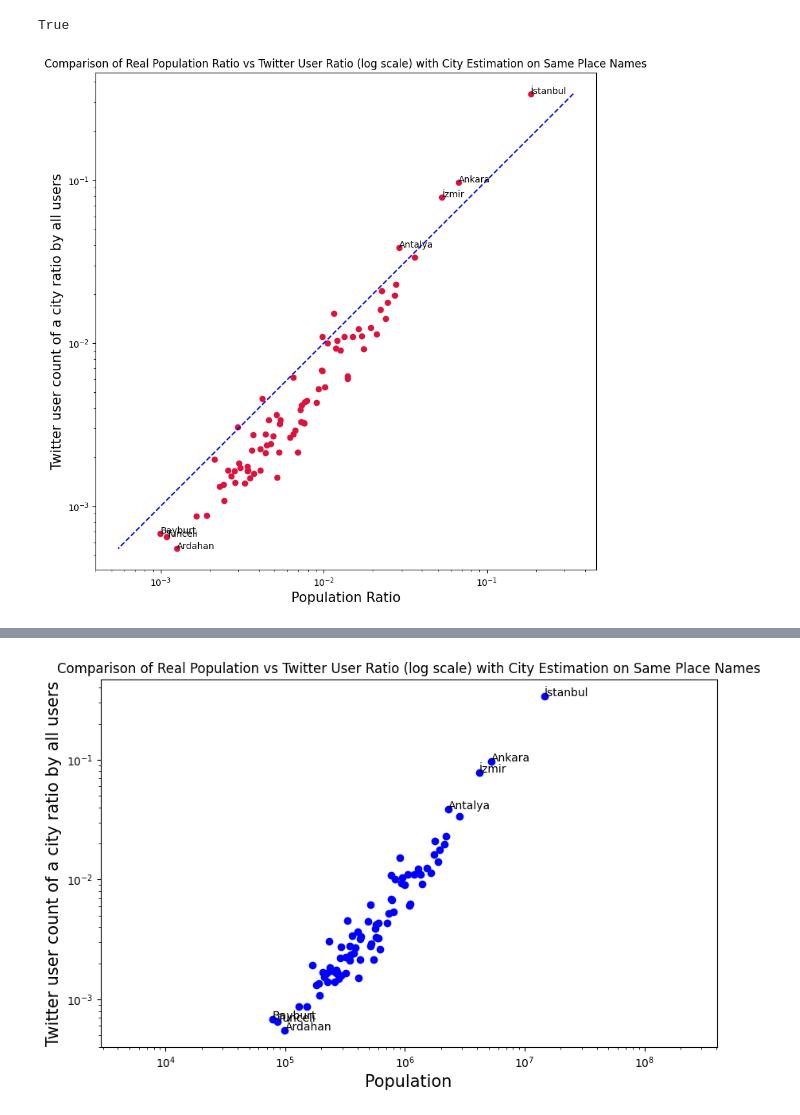
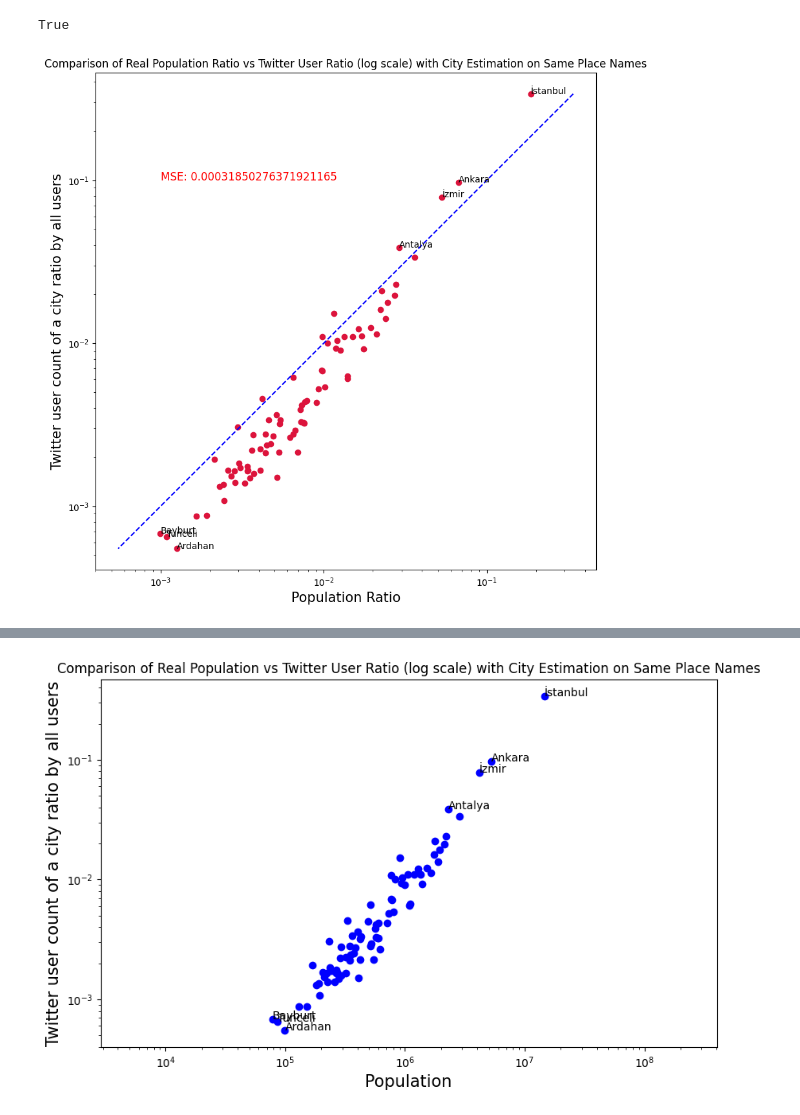
Before and after one commit to alpYener123/FindGeoLocation, a Jupyter notebook: extracting_graphs.ipynb, the cells around one changed output, grey strips where cells are left out. Cells and saved outputs as stored; diff of their text form; code cells hidden in the pictures.

```diff
--- a/extracting_graphs.ipynb
+++ b/extracting_graphs.ipynb
@@ -31,6 +30,17 @@ def total(dict):
     for val in dict.values():
         tot += val
     return tot
+
+def mean_squared_error(dict1, dict2):
+    keys = dict1.keys()  # Assuming both dictionaries have the same keys
+
+    squared_diff_sum = 0
+    for key in keys:
+        squared_diff = (dict1[key] - dict2[key]) ** 2
+        squared_diff_sum += squared_diff
+
+    mse = squared_diff_sum / len(keys)
+    return mse
 # %%
 with open("C:/Users/alpye/OneDrive/Desktop/pure_git/FindGeoLocation/gathered_data/whole_results/trial_data_save3.json", "r") as file:
     whole = json.load(file)
@@ -59,30 +69,35 @@ True
 # %%
 observed_keys = list(obs_dict.keys())
 observed_values = list(obs_dict.values())
 estimated_values = [whole_dict[key] for key in observed_keys]
 
 plt.figure(figsize=(10,10))
 plt.scatter(observed_values, estimated_values, c='crimson')
 plt.yscale('log')
 plt.xscale('log')
 
 p1 = max(max(estimated_values), max(observed_values))
 p2 = min(min(estimated_values), min(observed_values))
 plt.plot([p1, p2], [p1, p2], 'b--')
 plt.xlabel('Population Ratio', fontsize=15)
 plt.ylabel('Twitter user count of a city ratio by all users', fontsize=15)
 plt.axis('equal')
 plt.title("Comparison of Real Population Ratio vs Twitter User Ratio (log scale) with City Estimation on Same Place Names")
 
 plt.annotate("İzmir", (obs_dict["izmir"],whole_dict["izmir"]))
 plt.annotate("Ankara", (obs_dict["ankara"], whole_dict["ankara"]))
 plt.annotate("İstanbul", (obs_dict["istanbul"], whole_dict["istanbul"]))
 plt.annotate("Ardahan", (obs_dict["ardahan"], whole_dict["ardahan"]))
 plt.annotate("Tunceli", (obs_dict["tunceli"], whole_dict["tunceli"]))
 plt.annotate("Bayburt", (obs_dict["bayburt"], whole_dict["bayburt"]))
 plt.annotate("Antalya", (obs_dict["antalya"], whole_dict["antalya"]))
 
+text_x = 0.001  # X-coordinate of the text
+text_y = 0.1  # Y-coordinate of the text
+
+text_content = 'MSE: ' + str(mean_squared_error(obs_dict,whole_dict))
+plt.text(text_x, text_y, text_content, fontsize=12, color='red')
 
 plt.savefig('graphs/whole_data1.png')
 # %% [output]
-[figure, old version]
+[figure, new version]
```
Also changed, not shown: parts of 3 cells of this notebook, 6 other files.
